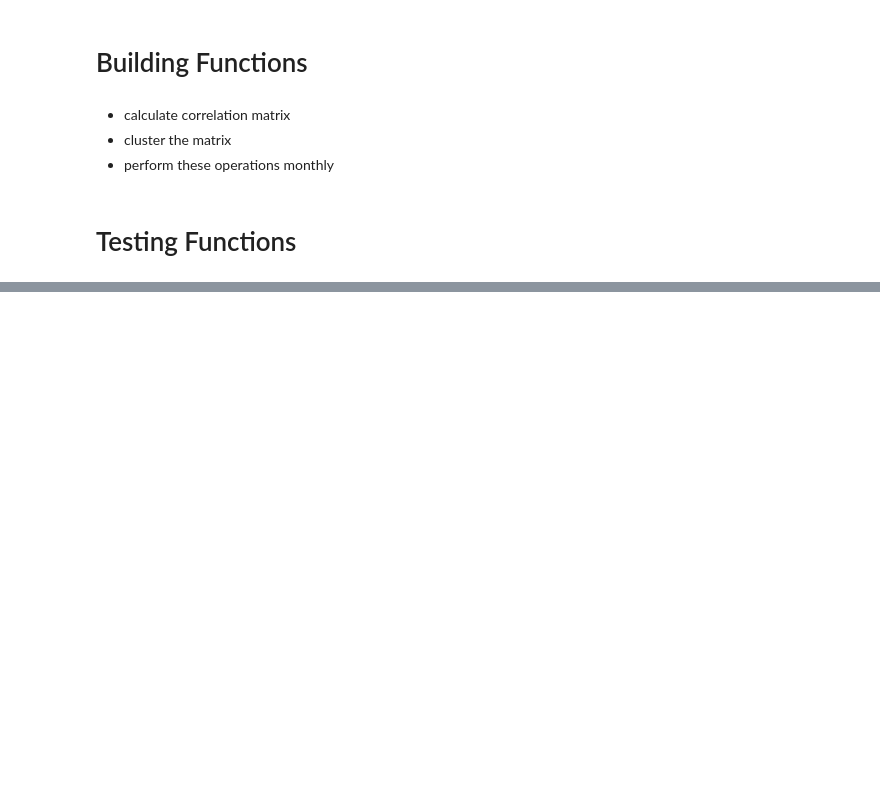
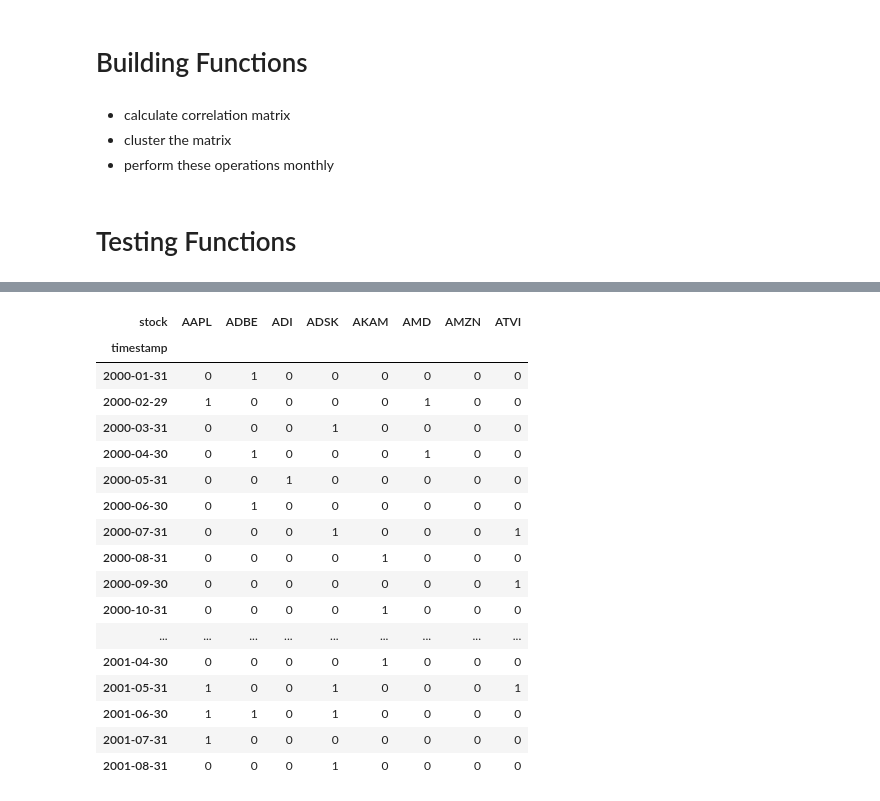
Before and after one commit to TInglefield/Math4920Project, a Jupyter notebook: Project_Draft7.ipynb, the cells around one changed output, grey strips where cells are left out. Cells and saved outputs as stored; diff of their text form; code cells hidden in the pictures; blank space fills up the shorter version.

```diff
--- a/Project_Draft7.ipynb
+++ b/Project_Draft7.ipynb
@@ -274,5 +286,19 @@ def cluster_viz(cluster_dict):
     plt.tight_layout()
     plt.show()
+# %%
+def convert_log_to_df(cluster_dict):
+    # Create a list to hold DataFrame rows
+    rows = []
+    # Populate the rows with timestamp, stock, and cluster
+    for timestamp, clusters in cluster_dict.items():
+        for cluster_id, stocks in clusters.items():
+            for stock in stocks:
+                rows.append({'timestamp': timestamp, 'stock': stock, 'cluster': cluster_id})
+    # Create the DataFrame
+    df = pd.DataFrame(rows)
+    # Pivot the DataFrame to get the desired format
+    result = df.pivot(index='timestamp', columns='stock', values='cluster')
+    return result
 # %% [markdown]
 # Testing Functions
 # %%
@@ -285,0 +312,22 @@ cluster_viz(cluster_log)
+# %%
+data = convert_log_to_df(cluster_log)
+data.head(20)
+# %% [output]
+| stock | AAPL | ADBE | ADI | ADSK | AKAM | AMD | AMZN | ATVI |
+| timestamp |  |  |  |  |  |  |  |  |
+| 2000-01-31 | 0 | 1 | 0 | 0 | 0 | 0 | 0 | 0 |
+| 2000-02-29 | 1 | 0 | 0 | 0 | 0 | 1 | 0 | 0 |
+| 2000-03-31 | 0 | 0 | 0 | 1 | 0 | 0 | 0 | 0 |
+| 2000-04-30 | 0 | 1 | 0 | 0 | 0 | 1 | 0 | 0 |
+| 2000-05-31 | 0 | 0 | 1 | 0 | 0 | 0 | 0 | 0 |
+| 2000-06-30 | 0 | 1 | 0 | 0 | 0 | 0 | 0 | 0 |
+| 2000-07-31 | 0 | 0 | 0 | 1 | 0 | 0 | 0 | 1 |
+| 2000-08-31 | 0 | 0 | 0 | 0 | 1 | 0 | 0 | 0 |
+| 2000-09-30 | 0 | 0 | 0 | 0 | 0 | 0 | 0 | 1 |
+| 2000-10-31 | 0 | 0 | 0 | 0 | 1 | 0 | 0 | 0 |
+| ... | ... | ... | ... | ... | ... | ... | ... | ... |
+| 2001-04-30 | 0 | 0 | 0 | 0 | 1 | 0 | 0 | 0 |
+| 2001-05-31 | 1 | 0 | 0 | 1 | 0 | 0 | 0 | 1 |
+| 2001-06-30 | 1 | 1 | 0 | 1 | 0 | 0 | 0 | 0 |
+| 2001-07-31 | 1 | 0 | 0 | 0 | 0 | 0 | 0 | 0 |
+| 2001-08-31 | 0 | 0 | 0 | 1 | 0 | 0 | 0 | 0 |
```
Also changed, not shown: parts of 5 cells of this notebook.
